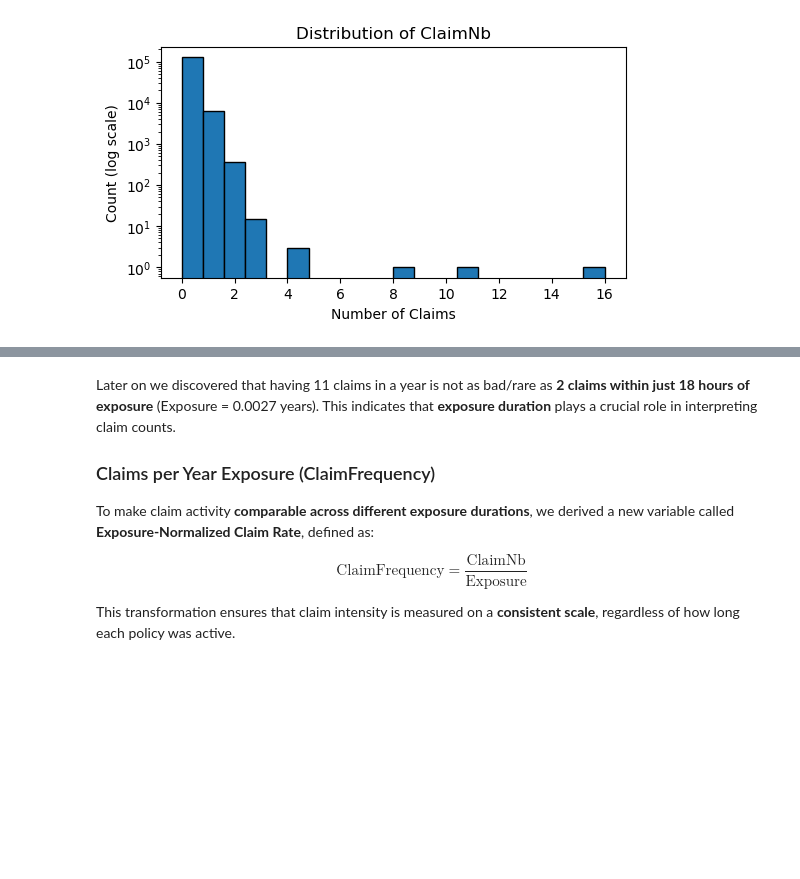
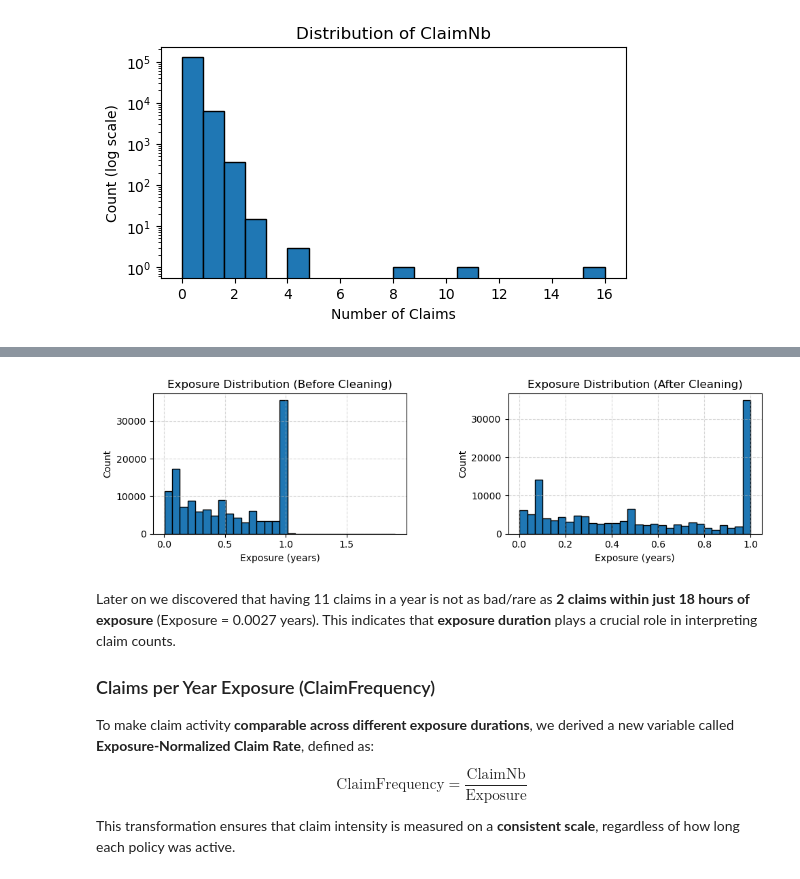
Before and after one commit to Oliverdron/MachineLearning_Project_2025_TeamJP, a Jupyter notebook: notebooks/00_data_exploration.ipynb, the cells around one changed output, grey strips where cells are left out. Cells and saved outputs as stored; diff of their text form; code cells hidden in the pictures; blank space fills up the shorter version.

```diff
--- a/notebooks/00_data_exploration.ipynb
+++ b/notebooks/00_data_exploration.ipynb
@@ -90,3 +99,29 @@ plt.show()
+# %%
+fig, axes = plt.subplots(1, 2, figsize=(10, 3))
+
+# Before
+axes[0].hist(df["Exposure"], bins=30, edgecolor="black")
+axes[0].set_title("Exposure Distribution (Before Cleaning)")
+axes[0].set_xlabel("Exposure (years)")
+axes[0].set_ylabel("Count")
+axes[0].grid(True, linestyle="--", alpha=0.5)
+
+# Clean
+cap_value = 1.0
+df["Exposure"] = np.where(df["Exposure"] > cap_value, cap_value, df["Exposure"])
+
+# After
+axes[1].hist(df["Exposure"], bins=30, edgecolor="black", color="#1f77b4")
+axes[1].set_title("Exposure Distribution (After Cleaning)")
+axes[1].set_xlabel("Exposure (years)")
+axes[1].set_ylabel("Count")
+axes[1].grid(True, linestyle="--", alpha=0.5)
+
+plt.tight_layout()
+plt.subplots_adjust(wspace=0.4)
+plt.show()
+# %% [output]
+[figure, added]
 # %% [markdown]
 Later on we discovered that having 11 claims in a year is not as bad/rare as **2 claims within just 18 hours of exposure** (Exposure = 0.0027 years). This indicates that **exposure duration** plays a crucial role in interpreting claim counts.
 
```
Also changed, not shown: parts of 1 cell of this notebook, 2 other files.
